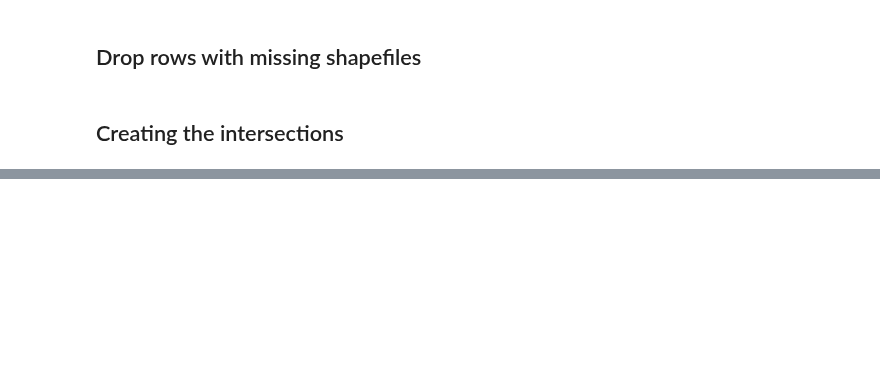
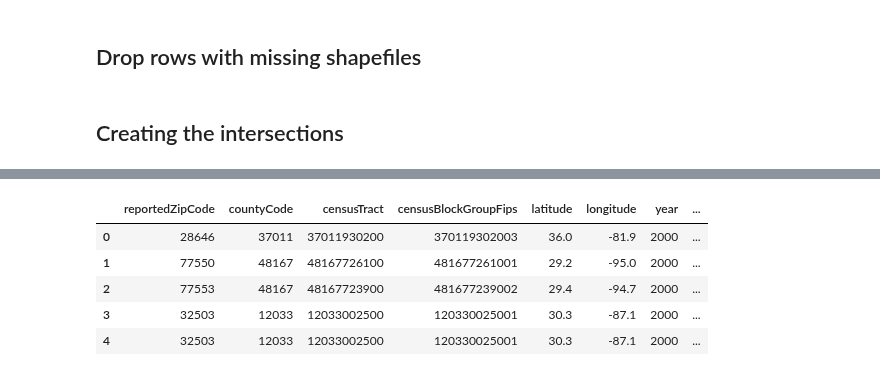
Before and after one commit to LayanKaushik/FloodClaimGeospatialImprovements, a Jupyter notebook: Code/Inconsistency_Dataset_1.ipynb, the cells around one changed output, grey strips where cells are left out. Saved outputs shown, nothing was run; the diff lists cells and outputs as text; code cells hidden in the pictures; blank space fills up the shorter version.

```diff
--- a/Code/Inconsistency_Dataset_1.ipynb
+++ b/Code/Inconsistency_Dataset_1.ipynb
@@ -347,7 +359,7 @@ print(error_count)
 # %%
 for idx_unit, row_unit in new_unit_df.iterrows():
     year = row_unit['year']
-    year_zipcode = row_unit['zip_year_bin']
+    year_zipcode = row_unit['year_zipcode']
     bg_id = row_unit['censusBlockGroupFips']
     bg_geometry = row_unit['geometry_BG']
     tract_id = row_unit['censusTract']
@@ -374,7 +388,7 @@ new_unit_df['cbgInconsistent'].sum()
 # %%
 for idx_unit, row_unit in new_unit_df.iterrows():
     year = row_unit['year']
-    year_zipcode = row_unit['zip_year_bin']
+    year_zipcode = row_unit['year_zipcode']
     bg_id = row_unit['censusBlockGroupFips']
     bg_geometry = row_unit['geometry_BG']
     tract_id = row_unit['censusTract']
@@ -611,0 +692,9 @@ print(duplicates)
+# %%
+new_unit_df.head()
+# %% [output]
+|  | reportedZipCode | countyCode | censusTract | censusBlockGroupFips | latitude | longitude | year | ... |
+| 0 | 28646 | 37011 | 37011930200 | 370119302003 | 36.0 | -81.9 | 2000 | ... |
+| 1 | 77550 | 48167 | 48167726100 | 481677261001 | 29.2 | -95.0 | 2000 | ... |
+| 2 | 77553 | 48167 | 48167723900 | 481677239002 | 29.4 | -94.7 | 2000 | ... |
+| 3 | 32503 | 12033 | 12033002500 | 120330025001 | 30.3 | -87.1 | 2000 | ... |
+| 4 | 32503 | 12033 | 12033002500 | 120330025001 | 30.3 | -87.1 | 2000 | ... |
```
Also changed, not shown: parts of 21 cells of this notebook.
